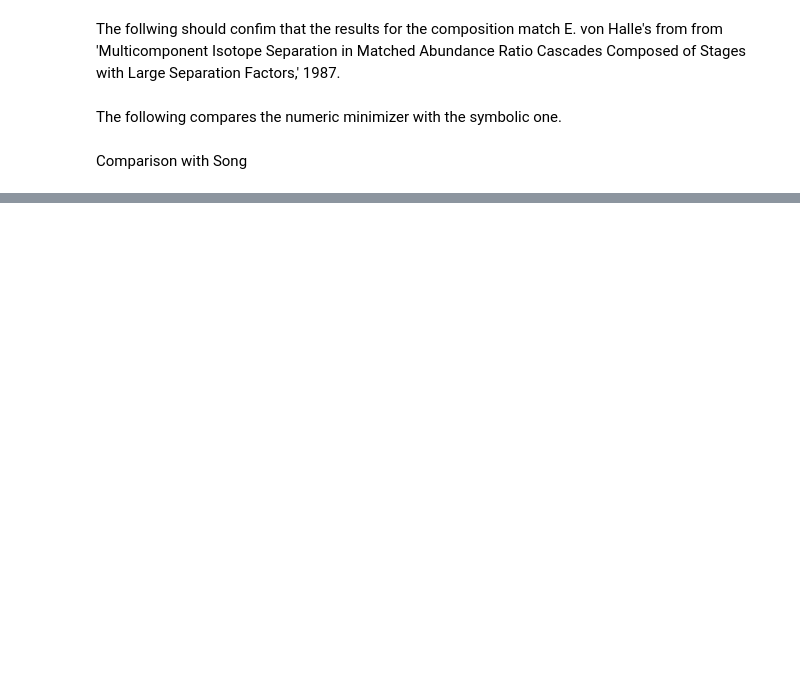
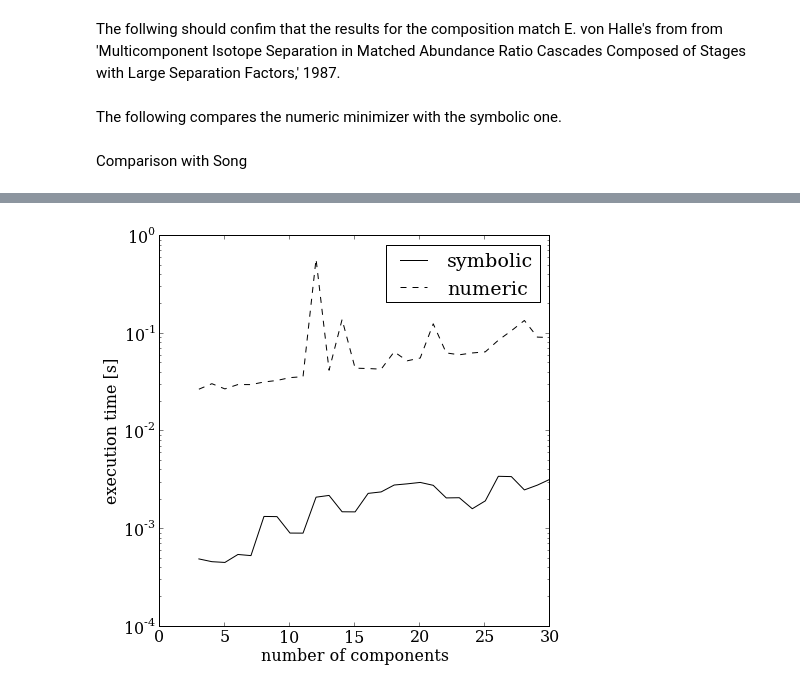
Before and after one commit to scopatz/sme_paper, a Jupyter notebook: data/results.ipynb, the cells around one changed output, grey strips where cells are left out. Cells and saved outputs as stored; diff of their text form; code cells hidden in the pictures; blank space fills up the shorter version.

```diff
--- a/data/results.ipynb
+++ b/data/results.ipynb
@@ -155,0 +206,10 @@ with open('../casc_compare_song2.tex', 'w') as f:
+# %%
+fig = figure(figsize=(7,7))
+plt.semilogy(ncomps, symmin, 'k-', label="symbolic", figure=fig)
+plt.semilogy(ncomps, nummin, 'k--', label="numeric", figure=fig)
+plt.legend(loc=0)
+plt.xlabel('number of components')
+plt.ylabel('execution time [s]')
+plt.savefig('../min_exec_times.eps')
+# %% [output]
+[figure, added]
```
Also changed, not shown: parts of 4 cells of this notebook, 3 other files.
